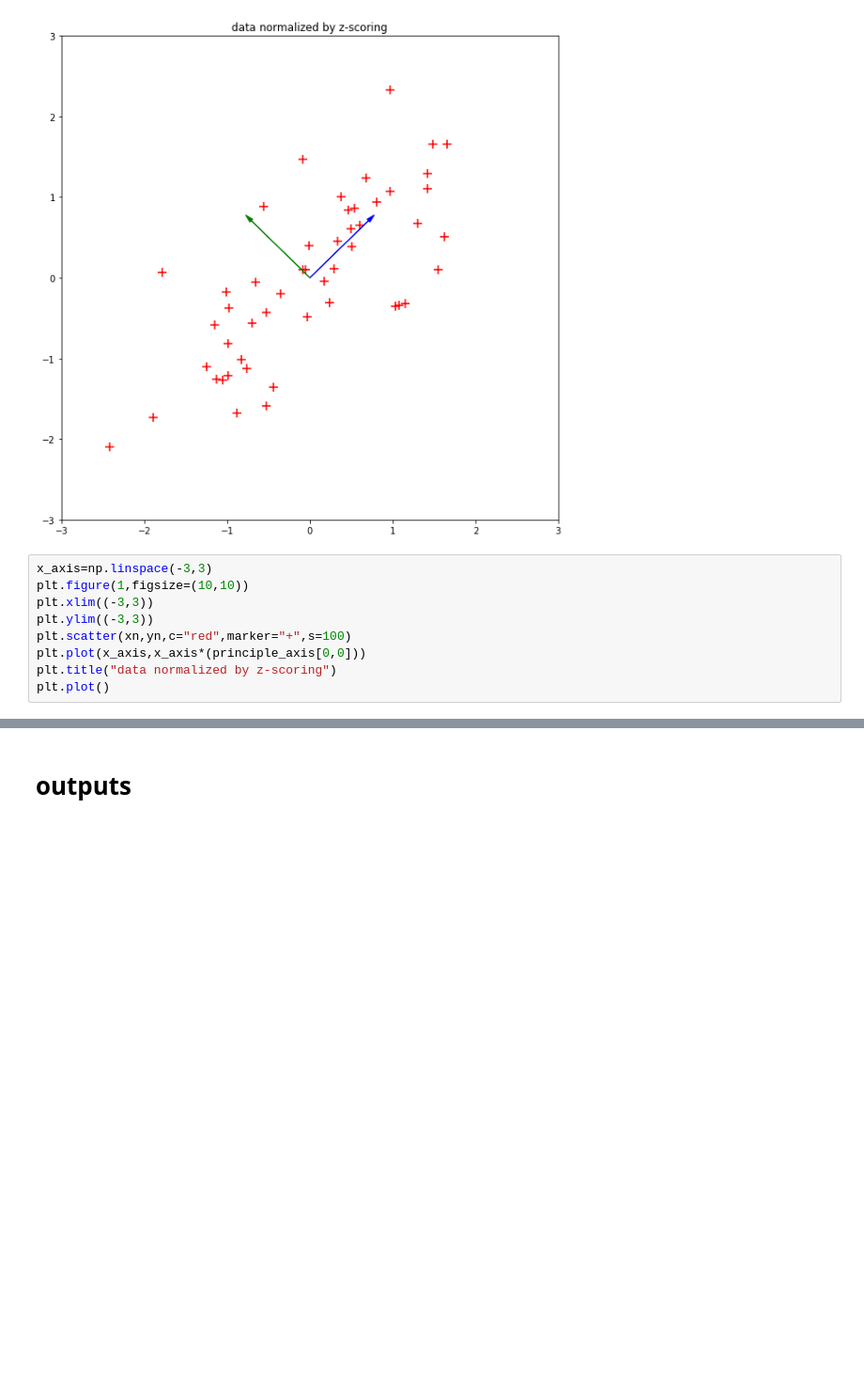
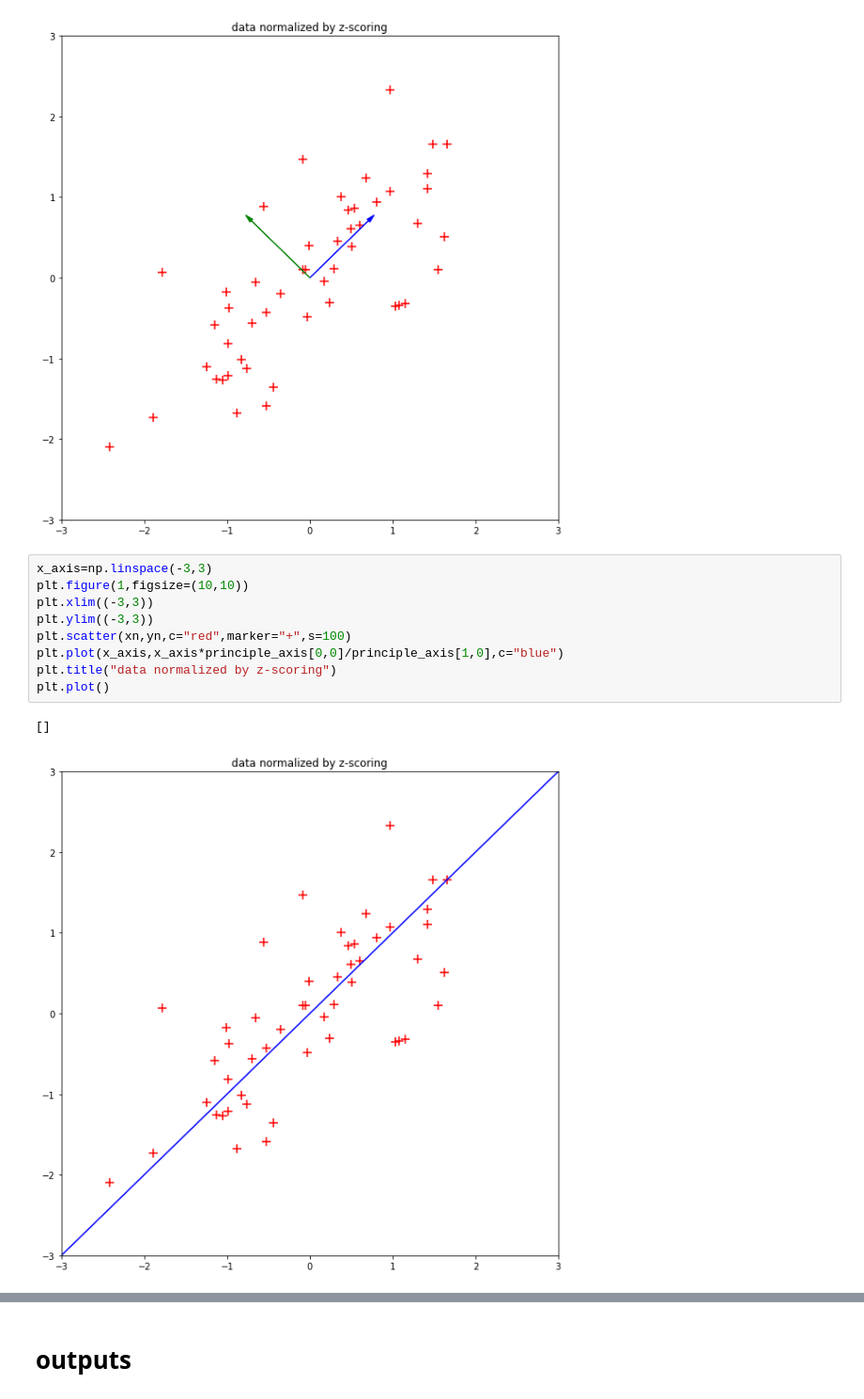
Before and after one commit to ehehehe95/Implementing-Basic-ML-techniques, a Jupyter notebook: 8/assignment-08.ipynb, the cells around one changed output, grey strips where cells are left out. Shown at 94% size. Saved outputs shown, nothing was run; the diff lists cells and outputs as text; blank space fills up the shorter version.

```diff
--- a/8/assignment-08.ipynb
+++ b/8/assignment-08.ipynb
@@ -80,9 +80,12 @@ plt.plot()
 # %%
 x_axis=np.linspace(-3,3)
 plt.figure(1,figsize=(10,10))
 plt.xlim((-3,3))
 plt.ylim((-3,3))
 plt.scatter(xn,yn,c="red",marker="+",s=100)
-plt.plot(x_axis,x_axis*(principle_axis[0,0]))
+plt.plot(x_axis,x_axis*principle_axis[0,0]/principle_axis[1,0],c="blue")
 plt.title("data normalized by z-scoring")
 plt.plot()
+# %% [output]
+[]
+[figure, added]
```
Also changed, not shown: parts of 4 cells of this notebook.
